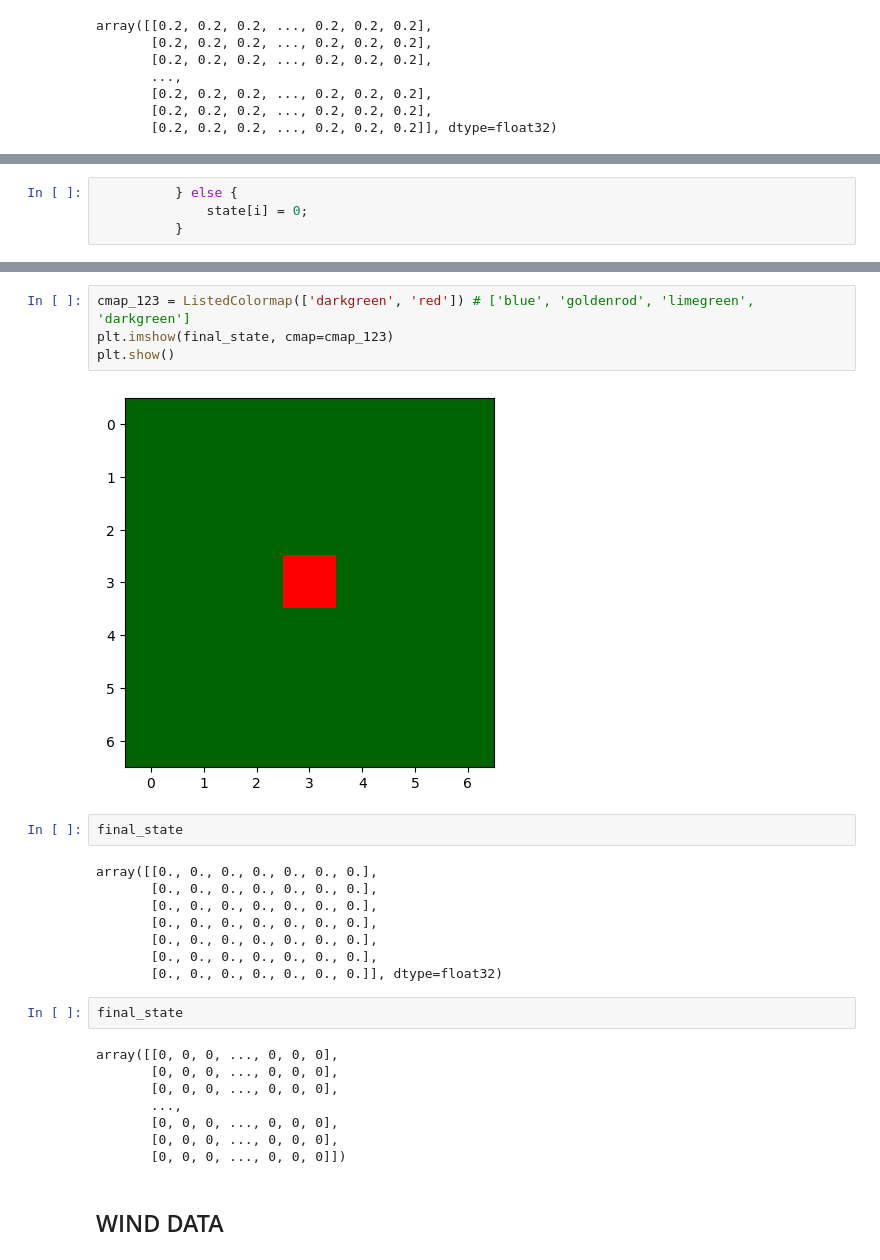
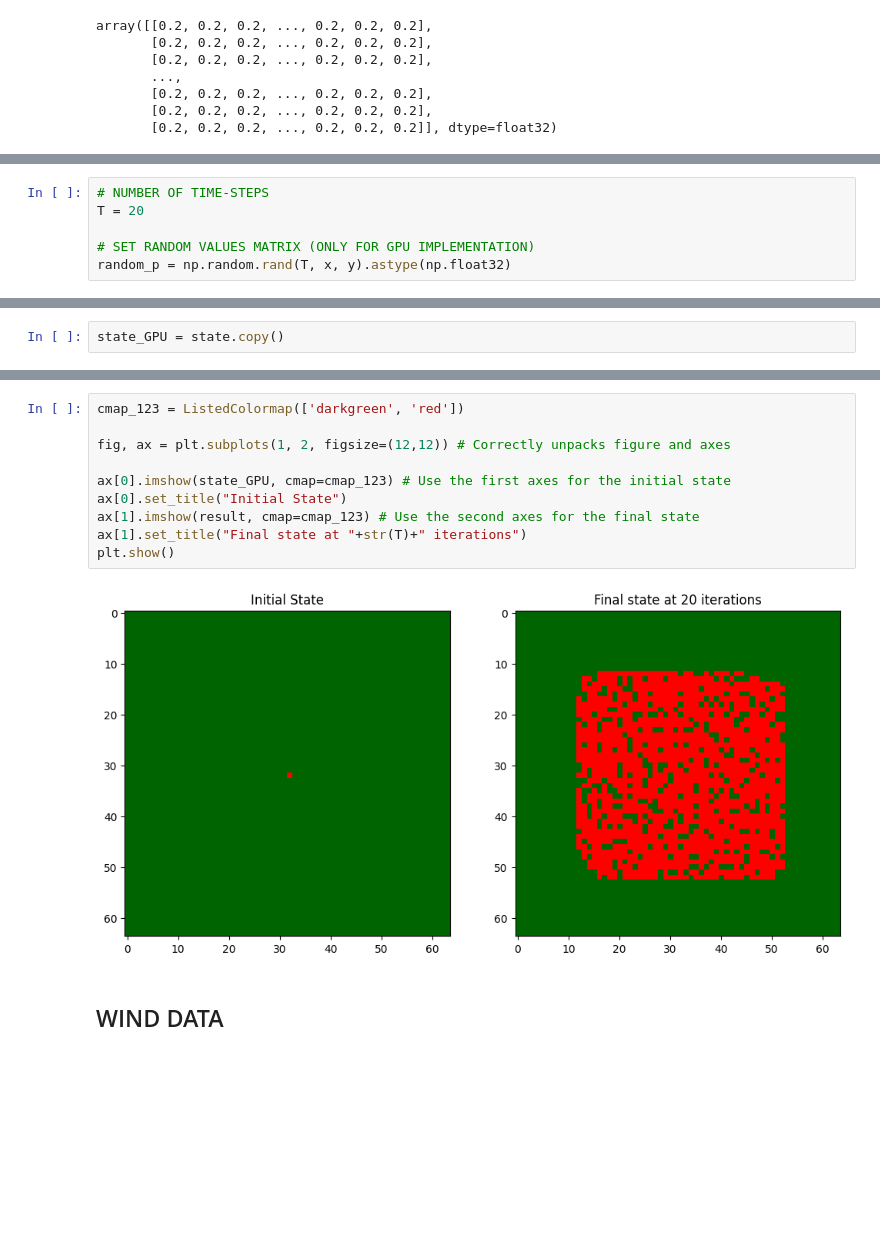
Before and after one commit to francobarrionuevoenv21/HPC_2025, a Jupyter notebook: CA_Implt_GPUs_HPC2025.ipynb, the cells around one changed output, grey strips where cells are left out. Saved outputs shown, nothing was run; the diff lists cells and outputs as text; blank space fills up the shorter version.

```diff
--- a/CA_Implt_GPUs_HPC2025.ipynb
+++ b/CA_Implt_GPUs_HPC2025.ipynb
@@ -165 +141,7 @@ array([[0.72, 0.72, 0.72, 0.72, 0.72, 0.72, 0.72],
+# %%
+# NUMBER OF TIME-STEPS
+T = 20
+
+# SET RANDOM VALUES MATRIX (ONLY FOR GPU IMPLEMENTATION)
+random_p = np.random.rand(T, x, y).astype(np.float32)
 # %% [markdown]
@@ -166,0 +149,2 @@ array([[0.72, 0.72, 0.72, 0.72, 0.72, 0.72, 0.72],
+# %%
+state_GPU = state.copy()
@@ -232,4 +181,0 @@ mod = SourceModule ("""
-# %%
-          } else {
-              state[i] = 0;
-          }
@@ -441,29 +248,15 @@ Initial state:
-# %%
-cmap_123 = ListedColormap(['darkgreen', 'red']) # ['blue', 'goldenrod', 'limegreen', 'darkgreen']
-plt.imshow(final_state, cmap=cmap_123)
-plt.show()
-# %% [output]
-[figure, removed]
-# %%
-final_state
-# %% [output]
-array([[0., 0., 0., 0., 0., 0., 0.],
-       [0., 0., 0., 0., 0., 0., 0.],
-       [0., 0., 0., 0., 0., 0., 0.],
-       [0., 0., 0., 0., 0., 0., 0.],
-       [0., 0., 0., 0., 0., 0., 0.],
-       [0., 0., 0., 0., 0., 0., 0.],
-       [0., 0., 0., 0., 0., 0., 0.]], dtype=float32)
-# %%
-final_state
-# %% [output]
-array([[0, 0, 0, ..., 0, 0, 0],
-       [0, 0, 0, ..., 0, 0, 0],
-       [0, 0, 0, ..., 0, 0, 0],
-       ...,
-       [0, 0, 0, ..., 0, 0, 0],
-       [0, 0, 0, ..., 0, 0, 0],
-       [0, 0, 0, ..., 0, 0, 0]])
+# %%
+cmap_123 = ListedColormap(['darkgreen', 'red'])
+
+fig, ax = plt.subplots(1, 2, figsize=(12,12)) # Correctly unpacks figure and axes
+
+ax[0].imshow(state_GPU, cmap=cmap_123) # Use the first axes for the initial state
+ax[0].set_title("Initial State")
+ax[1].imshow(result, cmap=cmap_123) # Use the second axes for the final state
+ax[1].set_title("Final state at "+str(T)+" iterations")
+plt.show()
+# %% [output]
+[figure, added]
 # %% [markdown]
 ## WIND DATA
 # %%
```
Also changed, not shown: parts of 41 cells of this notebook.
